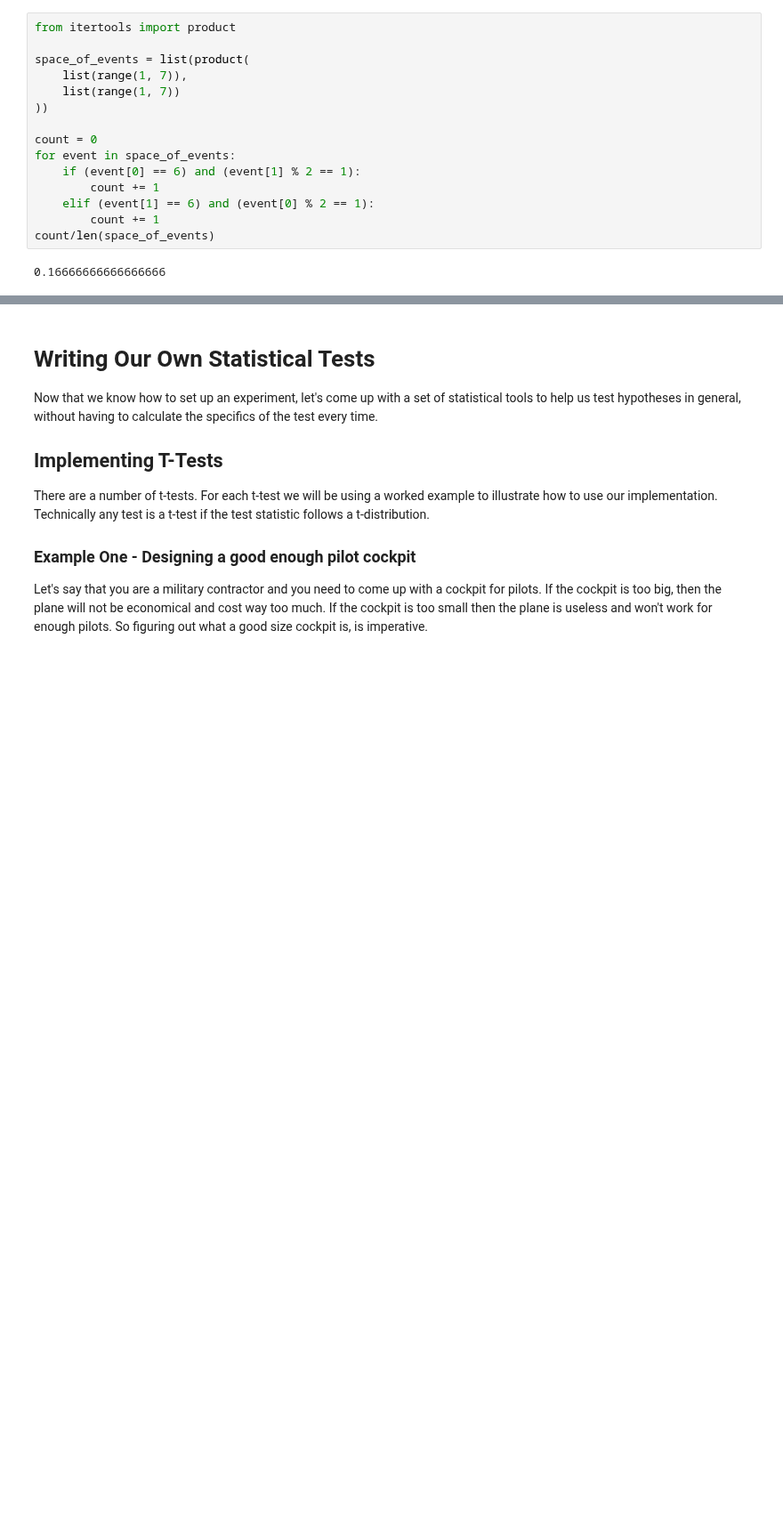
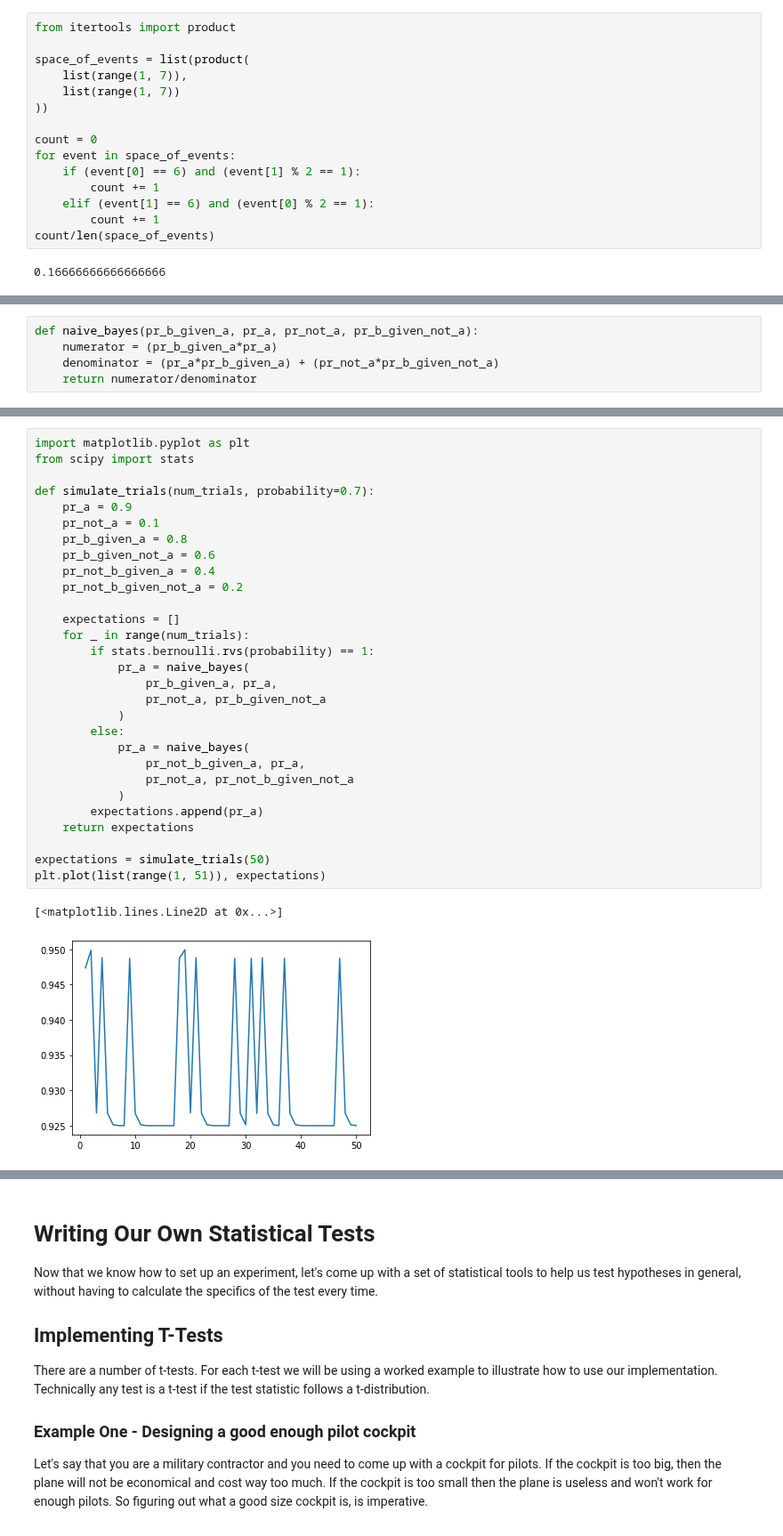
Before and after one commit to EricSchles/datascience_book, a Jupyter notebook: Statistical tests, from scratch.ipynb, the cells around one changed output, grey strips where cells are left out. Shown at 89% size. Cells and saved outputs as stored; diff of their text form; blank space fills up the shorter version.

```diff
--- a/Statistical tests, from scratch.ipynb
+++ b/Statistical tests, from scratch.ipynb
@@ -454,0 +630,5 @@ For each of the above talk about how to use this in an experimental context.  Th
+# %%
+def naive_bayes(pr_b_given_a, pr_a, pr_not_a, pr_b_given_not_a):
+    numerator = (pr_b_given_a*pr_a)
+    denominator = (pr_a*pr_b_given_a) + (pr_not_a*pr_b_given_not_a)
+    return numerator/denominator
@@ -454,0 +653,32 @@ For each of the above talk about how to use this in an experimental context.  Th
+# %%
+import matplotlib.pyplot as plt
+from scipy import stats
+
+def simulate_trials(num_trials, probability=0.7):
+    pr_a = 0.9
+    pr_not_a = 0.1
+    pr_b_given_a = 0.8
+    pr_b_given_not_a = 0.6
+    pr_not_b_given_a = 0.4
+    pr_not_b_given_not_a = 0.2
+
+    expectations = []
+    for _ in range(num_trials):
+        if stats.bernoulli.rvs(probability) == 1:
+            pr_a = naive_bayes(
+                pr_b_given_a, pr_a,
+                pr_not_a, pr_b_given_not_a
+            )
+        else:
+            pr_a = naive_bayes(
+                pr_not_b_given_a, pr_a,
+                pr_not_a, pr_not_b_given_not_a
+            )
+        expectations.append(pr_a)
+    return expectations
+
+expectations = simulate_trials(50)
+plt.plot(list(range(1, 51)), expectations)
+# %% [output]
+[<matplotlib.lines.Line2D at 0x...>]
+[figure, added]
```
Also changed, not shown: parts of 9 cells of this notebook.
